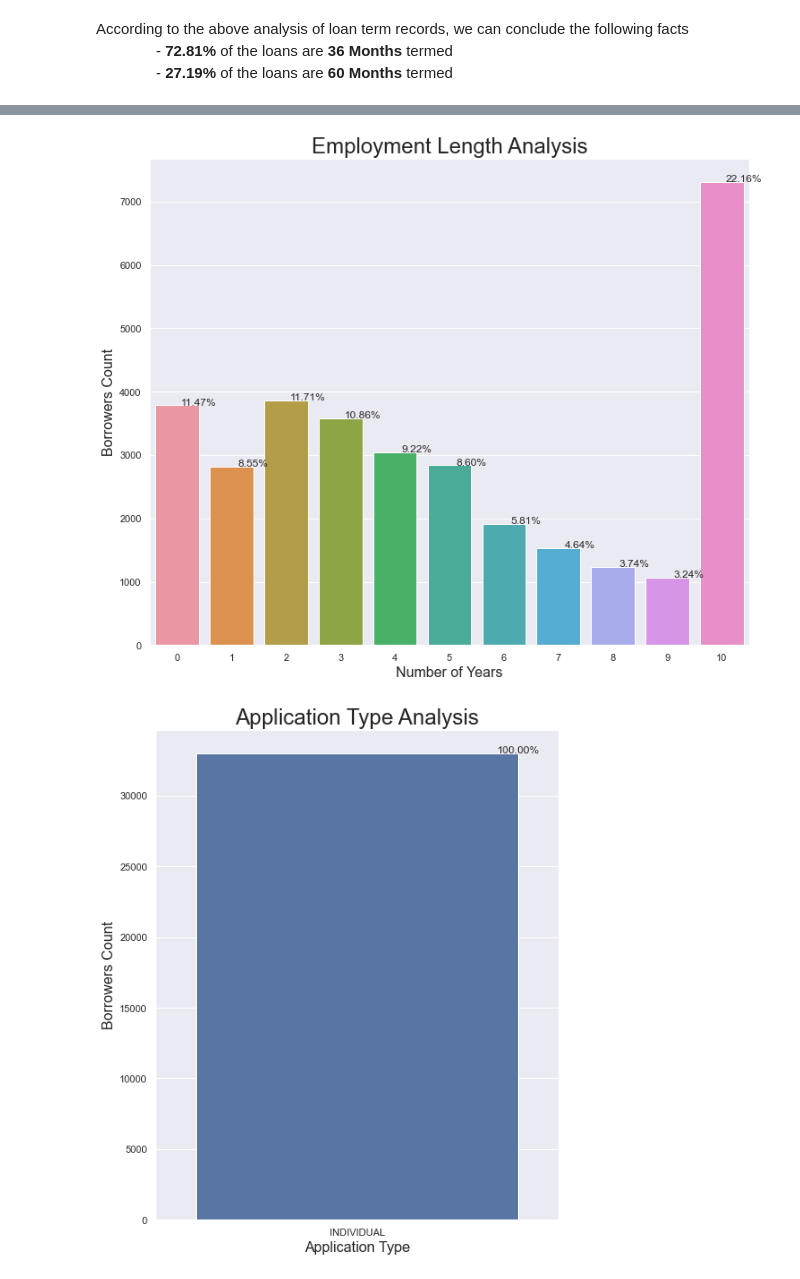
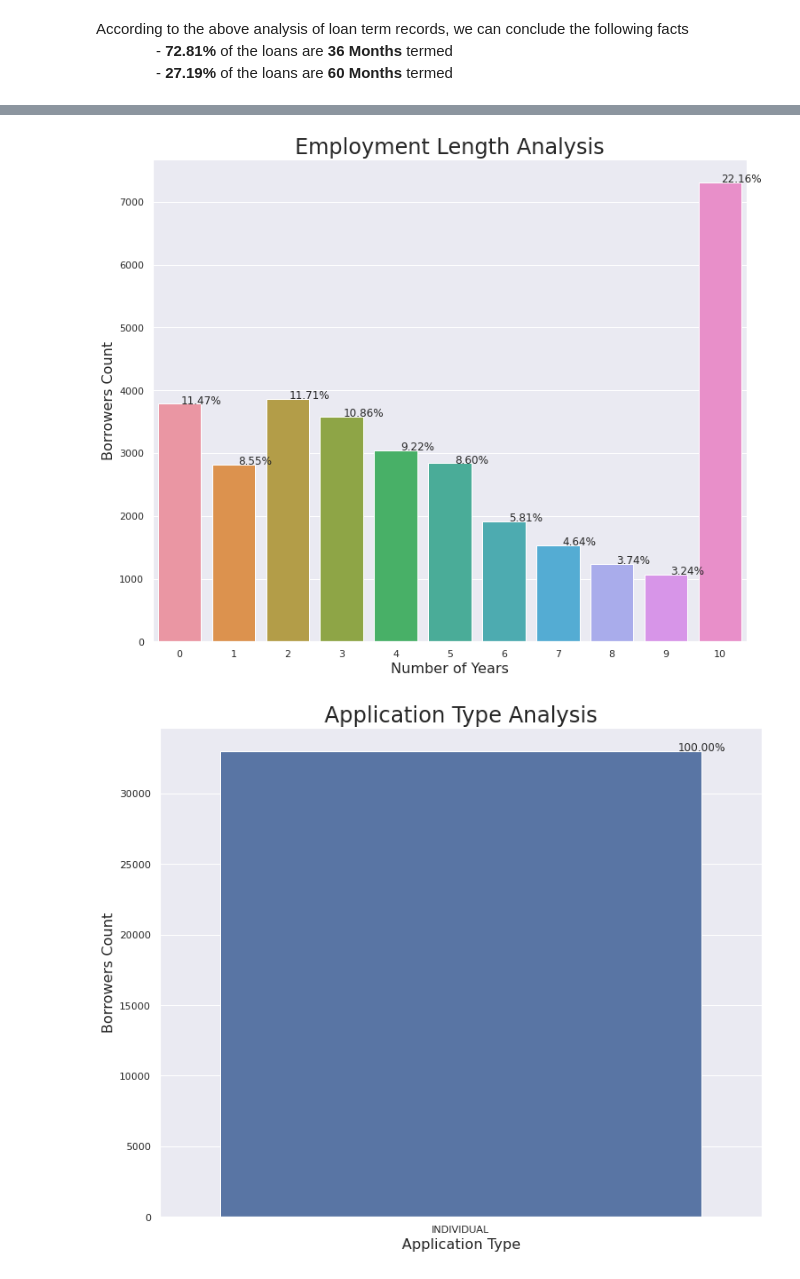
Before and after one commit to edwinttmm/LendingClubCaseStudy, a Jupyter notebook: LendingClubCaseStudySolution.ipynb, the cells around one changed output, grey strips where cells are left out. Drawn from its saved outputs; the diff is of its cells as text; code cells hidden in the pictures.

```diff
--- a/LendingClubCaseStudySolution.ipynb
+++ b/LendingClubCaseStudySolution.ipynb
@@ -424,3 +424,19 @@ __As per the above vital sanity checks, we can ensure that the loan data set is
 #### 4. Performing *Univariate Analysis* on loan data set
 # %% [markdown]
 ##### Analysing Loan Status
+# %%
+def univar(variable1,title,xlabel,yabel,a,b):
+        counts = loan_data[variable1].value_counts().rename_axis(variable1).reset_index(name='count')
+        sns.set(rc={'figure.figsize':(a,b)})
+
+        total = float(len(loan_data))
+        ax = sns.barplot(x=variable1, y='count', data=counts)
+        for p in ax.patches:
+            percentage = '{:.2f}%'.format(100 * p.get_height()/total)
+            x = p.get_x() + p.get_width()
+            y = p.get_height()
+            ax.annotate(percentage, (x, y),ha='center')
+        plt.title(title, fontsize=24)
+        plt.xlabel(xlabel, fontsize=16);
+        plt.ylabel(yabel, fontsize=16);
+        plt.show()
@@ -522,40 +491,13 @@ plt.show()
 # %%
 # plotting loan status including percentage
-counts = loan_data['emp_length'].value_counts().rename_axis('emp_length').reset_index(name='count')
-sns.set(rc={'figure.figsize':(12,10)})
 
-total = float(len(loan_data))
-ax = sns.barplot(x='emp_length', y='count', data=counts)
-for p in ax.patches:
-    percentage = '{:.2f}%'.format(100 * p.get_height()/total)
-    x = p.get_x() + p.get_width()
-    y = p.get_height()
-    ax.annotate(percentage, (x, y),ha='center')
-
-plt.title('Employment Length Analysis', fontsize=24)
-plt.xlabel('Number of Years', fontsize=16);
-plt.ylabel('Borrowers Count', fontsize=16);
-plt.show()
+univar('emp_length', 'Employment Length Analysis','Number of Years', 'Borrowers Count',12,10)
 # %% [output]
-[figure, old version]
+[figure, new version]
 # %%
 # plotting loan status including percentage
-counts = loan_data['application_type'].value_counts().rename_axis('application_type').reset_index(name='count')
-sns.set(rc={'figure.figsize':(8,10)})
-
-total = float(len(loan_data))
-ax = sns.barplot(x='application_type', y='count', data=counts)
-for p in ax.patches:
-    percentage = '{:.2f}%'.format(100 * p.get_height()/total)
-    x = p.get_x() + p.get_width()
-    y = p.get_height()
-    ax.annotate(percentage, (x, y),ha='center')
-
-plt.title('Application Type Analysis', fontsize=24)
-plt.xlabel('Application Type', fontsize=16);
-plt.ylabel('Borrowers Count', fontsize=16);
-plt.show()
+univar('application_type', 'Application Type Analysis','Application Type', 'Borrowers Count',12,10)
 # %% [output]
-[figure, old version]
+[figure, new version]
 # %%
 # plotting loan status including percentage
```
Also changed, not shown: parts of 8 cells of this notebook.
